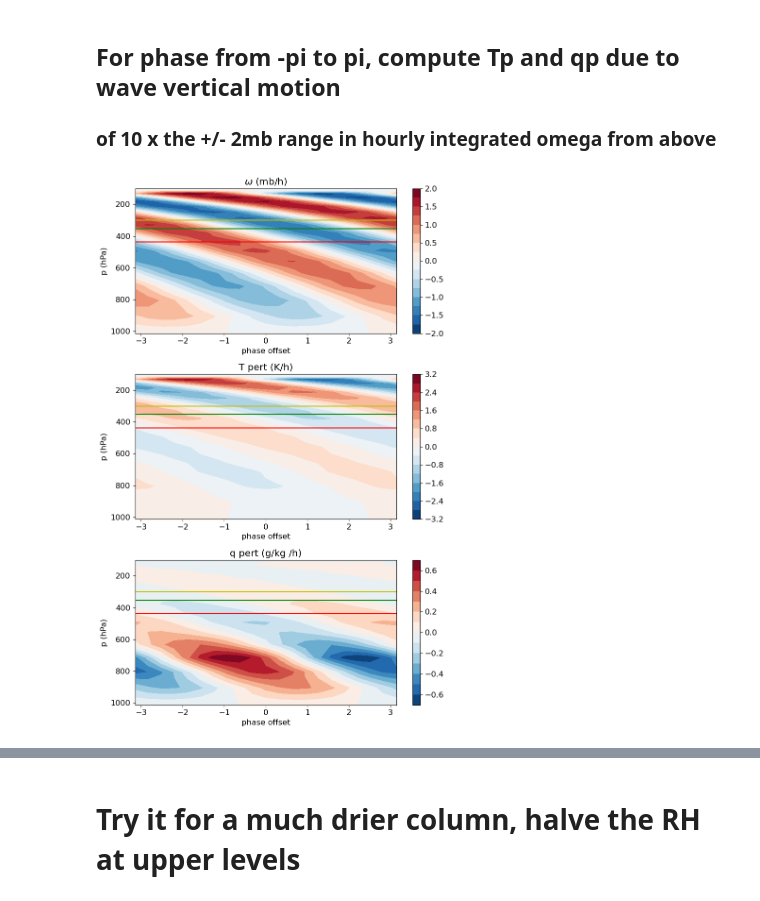
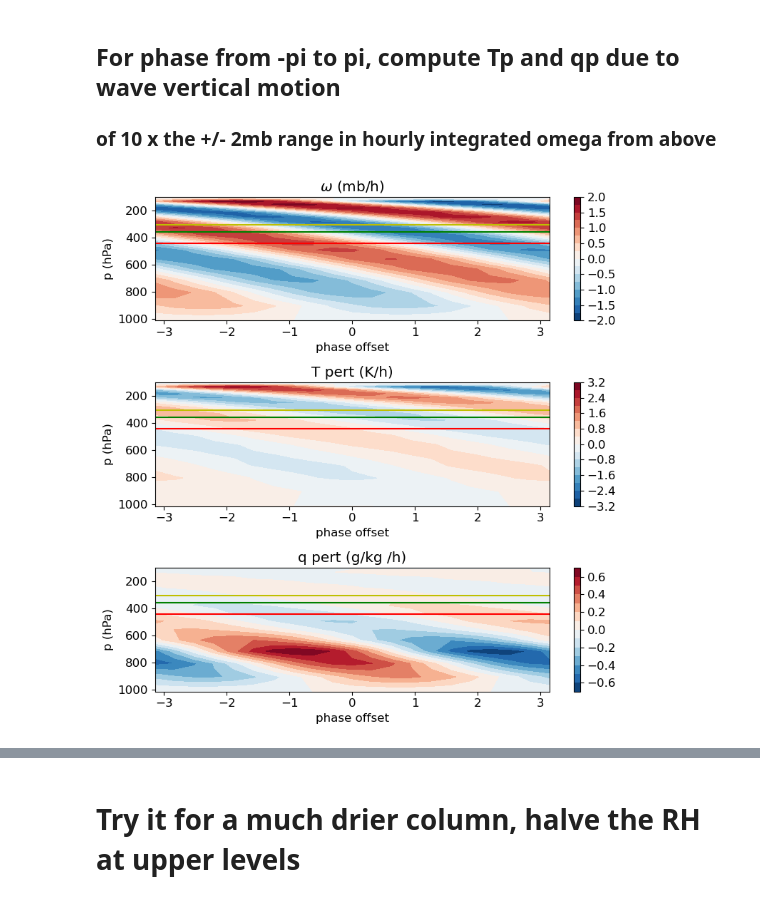
Before and after one commit to ATMOcanes/arts-lectures, a Jupyter notebook: exercises/06-olr/BEMolr.ipynb, the cells around one changed output, grey strips where cells are left out. Saved outputs shown, nothing was run; the diff lists cells and outputs as text; code cells hidden in the pictures.

```diff
--- a/exercises/06-olr/BEMolr.ipynb
+++ b/exercises/06-olr/BEMolr.ipynb
@@ -509,35 +509,35 @@ for i,ph in enumerate(phase_offset):
 
 # Monotonic requirement on interp: use a negative sign
 EL8 = np.interp(-T8,  -Tprof[1:15], pprof[1:15]) # must be in monotonic troposphere, 1:15
 EL9 = np.interp(-T9,  -Tprof[1:15], pprof[1:15]) # must be in monotonic troposphere, 1:15
 EL10= np.interp(-T10, -Tprof[1:15], pprof[1:15]) # must be in monotonic troposphere, 1:15
 
 
-plt.figure( figsize=(8,12))
+plt.figure( figsize=(8,8))
 
 plt.subplot(311)
 plt.contourf(phase_offset, pprof/100., -om21, 15, cmap='RdBu_r'); plt.colorbar()
 plt.title('$\omega$ (mb/h)')
 plt.ylim([1013,100]); plt.ylabel('p (hPa)')
 plt.xlabel('phase offset')
 plt.hlines(EL8/100, -np.pi, np.pi,'y'); plt.hlines(EL9/100, -np.pi, np.pi,'g'); plt.hlines(EL10/100,-np.pi, np.pi,'r');
 
 plt.subplot(312)
 plt.contourf(phase_offset, pprof/100., Tp21, 15, cmap='RdBu_r'); plt.colorbar()
 plt.title('T pert (K/h)')
 plt.ylim([1013,100]); plt.ylabel('p (hPa)')
 plt.xlabel('phase offset')
 plt.hlines(EL8/100, -np.pi, np.pi,'y'); plt.hlines(EL9/100, -np.pi, np.pi,'g'); plt.hlines(EL10/100,-np.pi, np.pi,'r');
 
 plt.subplot(313)
 plt.contourf(phase_offset, pprof/100., qp21*1000, 15, cmap='RdBu_r'); plt.colorbar()
 plt.title('q pert (g/kg /h)')
 plt.ylim([1013,100]); plt.ylabel('p (hPa)')
 plt.xlabel('phase offset')
 plt.hlines(EL8/100, -np.pi, np.pi,'y'); plt.hlines(EL9/100, -np.pi, np.pi,'g'); plt.hlines(EL10/100,-np.pi, np.pi,'r');
 plt.tight_layout()
 # %% [output]
-[figure, old version]
+[figure, new version]
 # %%
 # RT Results for 10x the (+/-2 hPa) amplitude from sin() formula
 
```
Also changed, not shown: parts of 3 cells of this notebook.
